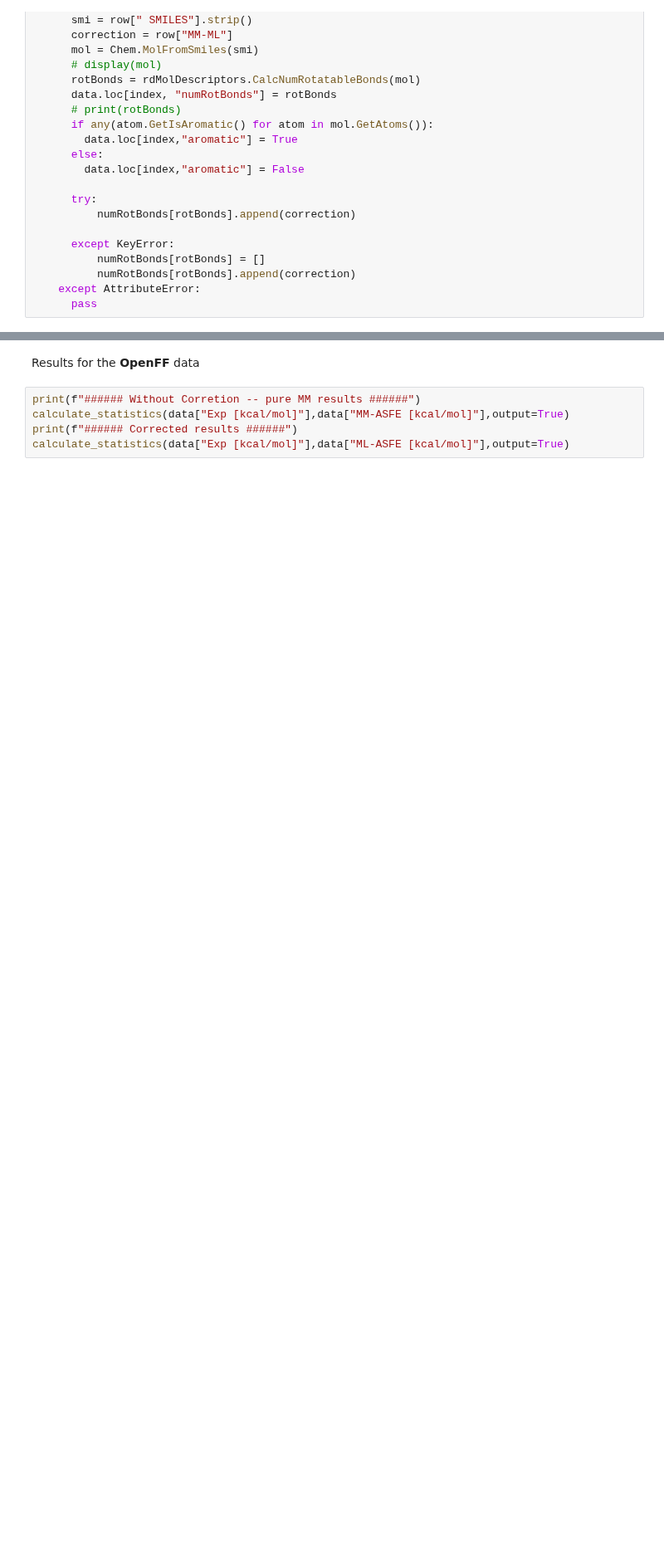
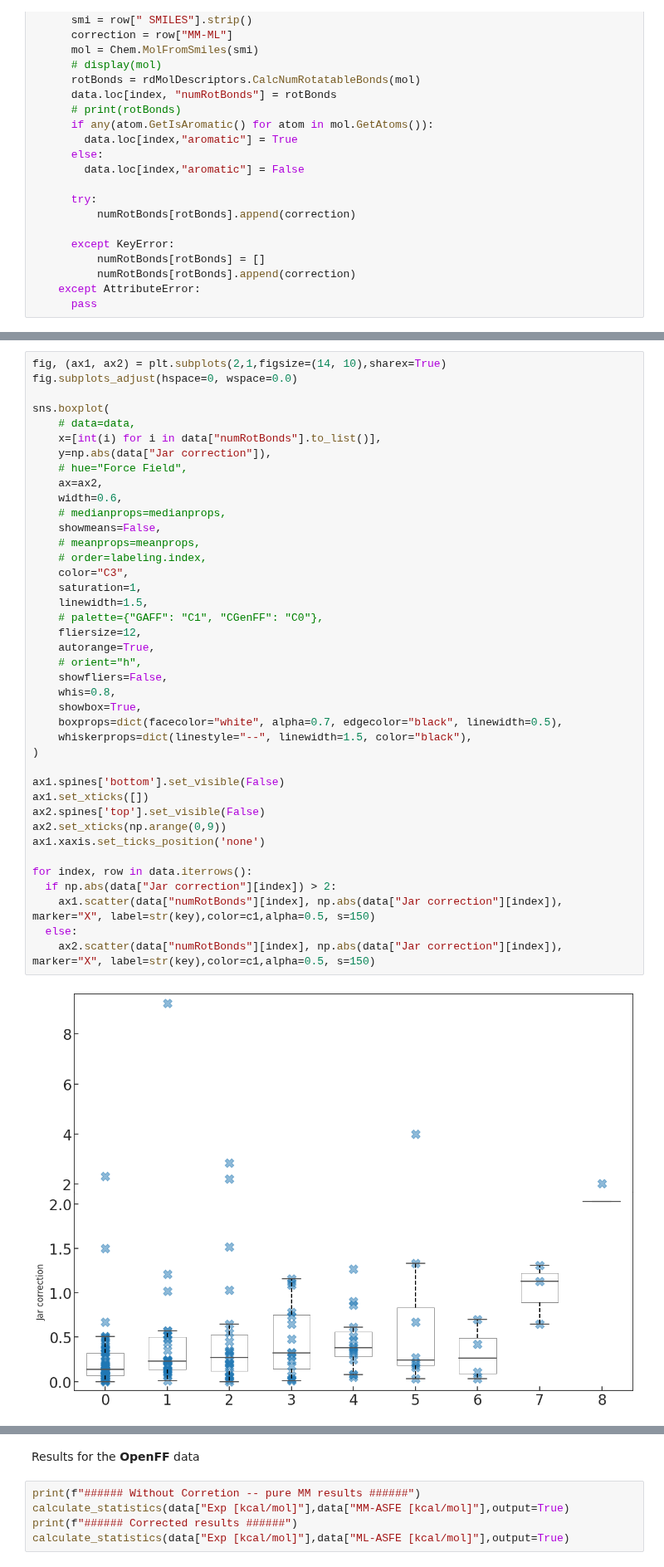
Before and after one commit to JohannesKarwou/notebooks, a Jupyter notebook: combinedDataset.ipynb, the cells around one changed output, grey strips where cells are left out. Shown at 83% size. Drawn from its saved outputs; the diff is of its cells as text; blank space fills up the shorter version.

```diff
--- a/combinedDataset.ipynb
+++ b/combinedDataset.ipynb
@@ -549,0 +611,42 @@ plt.tight_layout()
+# %%
+fig, (ax1, ax2) = plt.subplots(2,1,figsize=(14, 10),sharex=True)
+fig.subplots_adjust(hspace=0, wspace=0.0)
+
+sns.boxplot(
+    # data=data,
+    x=[int(i) for i in data["numRotBonds"].to_list()],
+    y=np.abs(data["Jar correction"]),
+    # hue="Force Field",
+    ax=ax2,
+    width=0.6,
+    # medianprops=medianprops,
+    showmeans=False,
+    # meanprops=meanprops,
+    # order=labeling.index,
+    color="C3",
+    saturation=1,
+    linewidth=1.5,
+    # palette={"GAFF": "C1", "CGenFF": "C0"},
+    fliersize=12,
+    autorange=True,
+    # orient="h",
+    showfliers=False,
+    whis=0.8,
+    showbox=True,
+    boxprops=dict(facecolor="white", alpha=0.7, edgecolor="black", linewidth=0.5),
+    whiskerprops=dict(linestyle="--", linewidth=1.5, color="black"),
+)
+
+ax1.spines['bottom'].set_visible(False)
+ax1.set_xticks([])
+ax2.spines['top'].set_visible(False)
+ax2.set_xticks(np.arange(0,9))
+ax1.xaxis.set_ticks_position('none')
+
+for index, row in data.iterrows():
+  if np.abs(data["Jar correction"][index]) > 2:
+    ax1.scatter(data["numRotBonds"][index], np.abs(data["Jar correction"][index]), marker="X", label=str(key),color=c1,alpha=0.5, s=150)
+  else:
+    ax2.scatter(data["numRotBonds"][index], np.abs(data["Jar correction"][index]), marker="X", label=str(key),color=c1,alpha=0.5, s=150)
+# %% [output]
+[figure, added]
```
Also changed, not shown: parts of 27 cells of this notebook.
